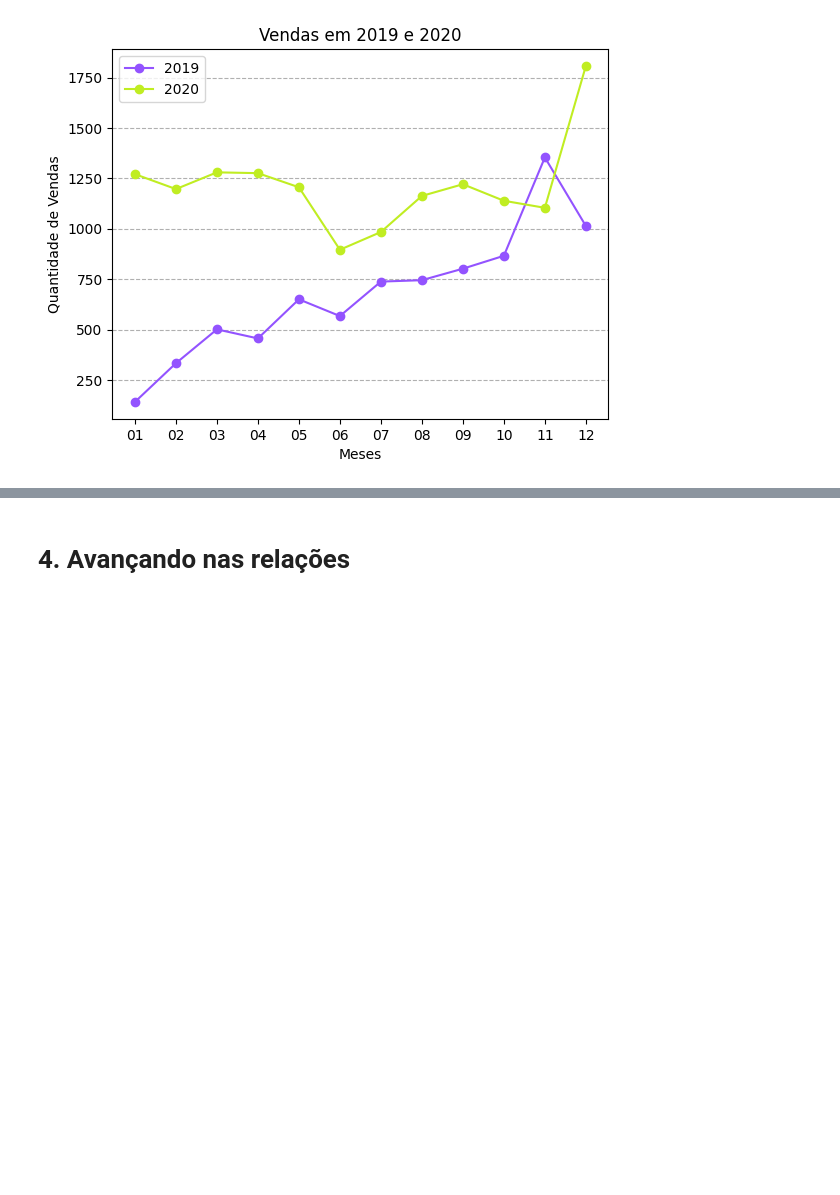
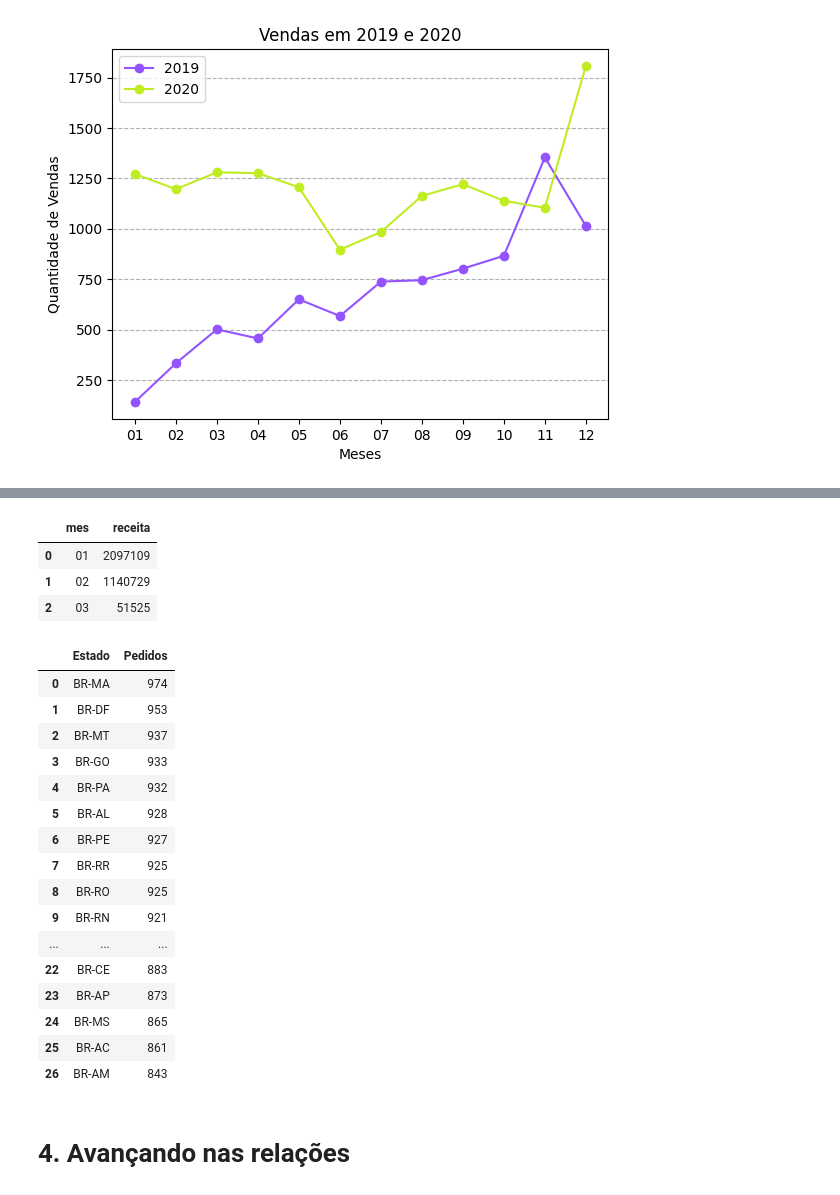
Before and after one commit to renatamontanhana/Python_e_SQL, a Jupyter notebook: Notebook_SQL_e_Python.ipynb, the cells around one changed output, grey strips where cells are left out. Saved outputs shown, nothing was run; the diff lists cells and outputs as text; code cells hidden in the pictures; blank space fills up the shorter version.

```diff
--- a/Notebook_SQL_e_Python.ipynb
+++ b/Notebook_SQL_e_Python.ipynb
@@ -294,0 +310,8 @@ plt.show()
+# %%
+query = '''SELECT VENDEDORES.NOME_VENDEDOR, AVG(PEDIDOS.TOTAL) AS 'Valor médio por vendas'
+FROM PEDIDOS, VENDEDORES
+WHERE strftime('%Y',data_compra) = '2020' AND VENDEDORES.VENDEDOR_ID = PEDIDOS.VENDEDOR_ID
+GROUP BY VENDEDORES.NOME_VENDEDOR
+ORDER BY AVG(PEDIDOS.TOTAL) DESC;
+'''
+sql_df(query)
@@ -294,0 +325,19 @@ plt.show()
+# %%
+from sqlalchemy import create_engine, inspect, text
+import pandas as pd
+
+def sql_df (query):
+  with engine.connect() as connection:
+    consulta = connection.execute(text(query))
+    dados = consulta.fetchall()
+  return pd.DataFrame(dados, columns=consulta.keys())
+
+query = '''SELECT VENDEDORES.NOME_VENDEDOR, SUM (PEDIDOS.TOTAL) AS 'Valor total de vendas'
+FROM PEDIDOS, VENDEDORES
+WHERE strftime('%Y-%m', data_compra) = '2020-12' AND PEDIDOS.VENDEDOR_ID = VENDEDORES.VENDEDOR_ID
+GROUP BY VENDEDORES.NOME_VENDEDOR
+ORDER BY SUM (PEDIDOS.TOTAL) DESC;
+'''
+
+df_total_vendas = sql_df(query)
+df_total_vendas
@@ -295,3 +372,40 @@ plt.show()
+# %%
+query = '''SELECT strftime('%m', data_compra) AS mes, SUM(total) AS receita
+FROM pedidos
+WHERE strftime('%Y', data_compra) = '2021'
+GROUP BY mes;
+'''
+sql_df(query)
+# %% [output]
+|  | mes | receita |
+| 0 | 01 | 2097109 |
+| 1 | 02 | 1140729 |
+| 2 | 03 | 51525 |
+# %%
+query = '''SELECT ESTADO, COUNT(*) AS Pedidos
+FROM ITENS_PEDIDOS
+GROUP BY ESTADO
+ORDER BY Pedidos DESC;
+'''
+sql_df(query)
+# %% [output]
+|  | Estado | Pedidos |
+| 0 | BR-MA | 974 |
+| 1 | BR-DF | 953 |
+| 2 | BR-MT | 937 |
+| 3 | BR-GO | 933 |
+| 4 | BR-PA | 932 |
+| 5 | BR-AL | 928 |
+| 6 | BR-PE | 927 |
+| 7 | BR-RR | 925 |
+| 8 | BR-RO | 925 |
+| 9 | BR-RN | 921 |
+| ... | ... | ... |
+| 22 | BR-CE | 883 |
+| 23 | BR-AP | 873 |
+| 24 | BR-MS | 865 |
+| 25 | BR-AC | 861 |
+| 26 | BR-AM | 843 |
 # %% [markdown]
 # 4. Avançando nas relações
 # %% [markdown]
```
Also changed, not shown: parts of 4 cells of this notebook.
